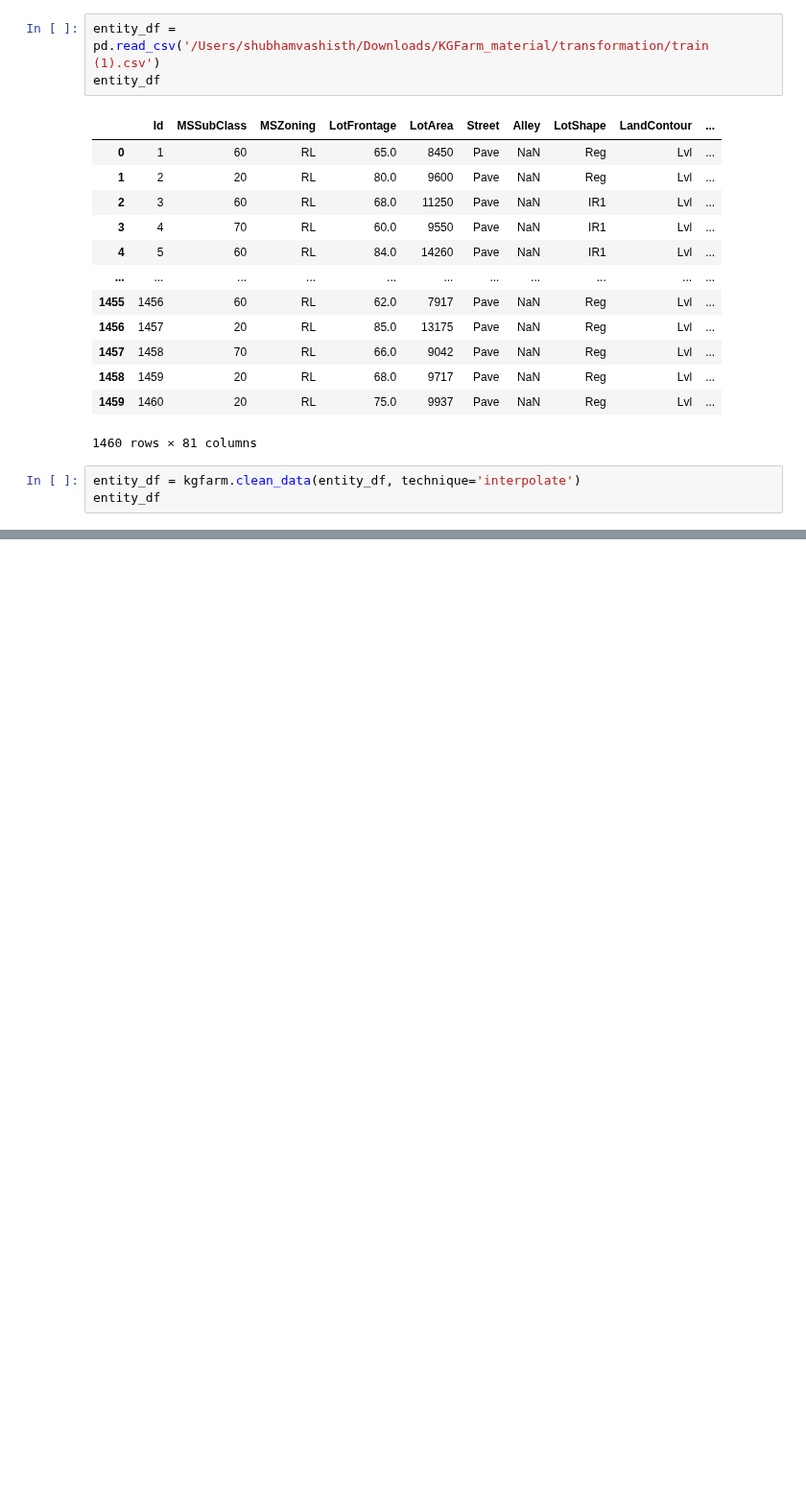
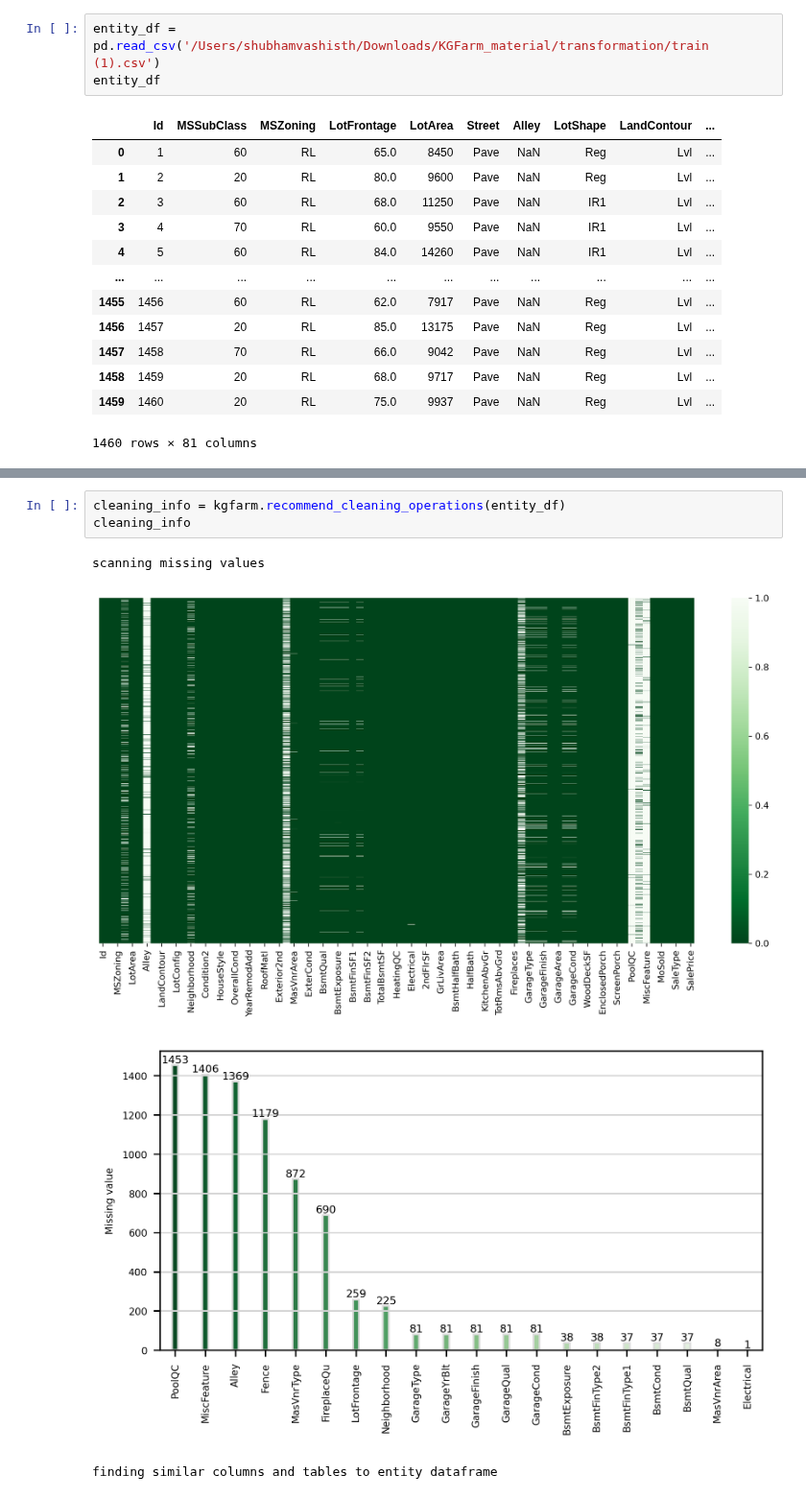
Before and after one commit to CoDS-GCS/KGFarm, a Jupyter notebook: docs/concepts/feature cleaning.ipynb, the cells around one changed output, grey strips where cells are left out. Shown at 96% size. Cells and saved outputs as stored; diff of their text form; blank space fills up the shorter version.

```diff
--- a/docs/concepts/feature cleaning.ipynb
+++ b/docs/concepts/feature cleaning.ipynb
@@ -78,6 +28,3 @@ entity_df
 | 1458 | 1459 | 20 | RL | 68.0 | 9717 | Pave | NaN | Reg | Lvl | ... |
 | 1459 | 1460 | 20 | RL | 75.0 | 9937 | Pave | NaN | Reg | Lvl | ... |
 1460 rows × 81 columns
-# %%
-entity_df = kgfarm.clean_data(entity_df, technique='interpolate')
-entity_df
@@ -100,0 +31,8 @@ missing values from ['PoolQC', 'MiscFeature', 'Alley', 'Fence', 'MasVnrType', 'F
+# %%
+cleaning_info = kgfarm.recommend_cleaning_operations(entity_df)
+cleaning_info
+# %% [output]
+scanning missing values
+[figure, added]
+[figure, added]
+finding similar columns and tables to entity dataframe
```
Also changed, not shown: parts of 11 cells of this notebook, 2 other files.
